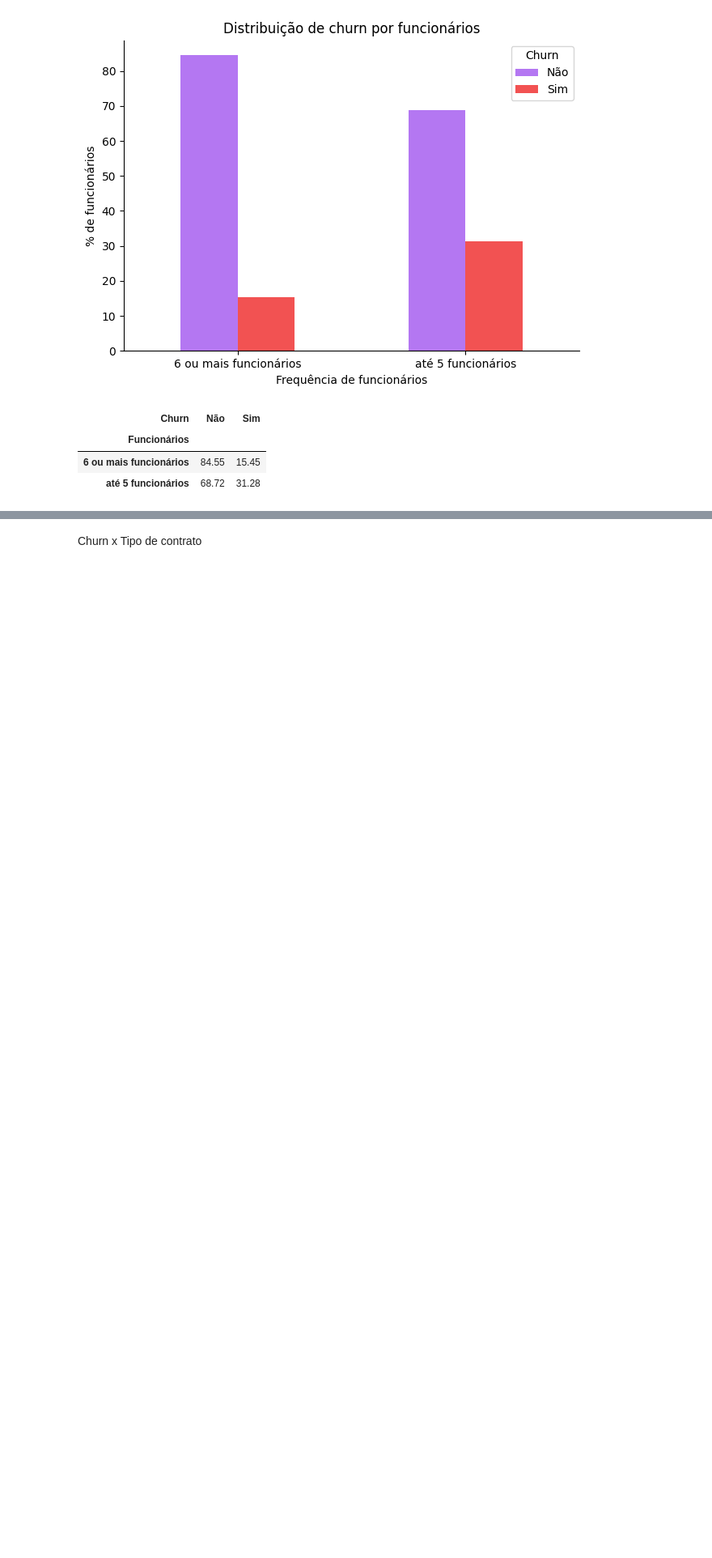
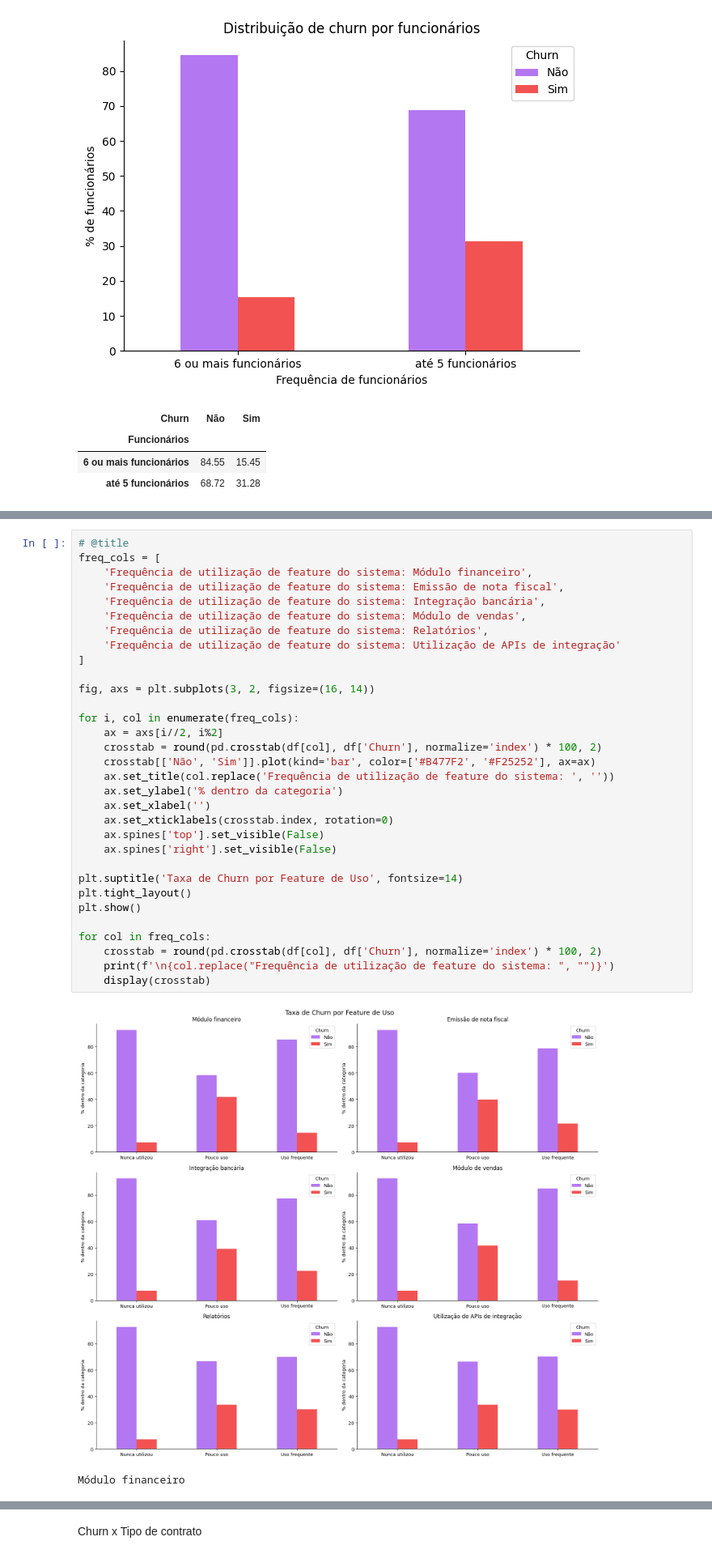
Before and after one commit to carolcalandrine/Analise-churn, a Jupyter notebook: projeto_churn.ipynb, the cells around one changed output, grey strips where cells are left out. Shown at 81% size. Cells and saved outputs as stored; diff of their text form; blank space fills up the shorter version.

```diff
--- a/projeto_churn.ipynb
+++ b/projeto_churn.ipynb
@@ -929,0 +923,35 @@ crosstab
+# %%
+# @title
+freq_cols = [
+    'Frequência de utilização de feature do sistema: Módulo financeiro',
+    'Frequência de utilização de feature do sistema: Emissão de nota fiscal',
+    'Frequência de utilização de feature do sistema: Integração bancária',
+    'Frequência de utilização de feature do sistema: Módulo de vendas',
+    'Frequência de utilização de feature do sistema: Relatórios',
+    'Frequência de utilização de feature do sistema: Utilização de APIs de integração'
+]
+
+fig, axs = plt.subplots(3, 2, figsize=(16, 14))
+
+for i, col in enumerate(freq_cols):
+    ax = axs[i//2, i%2]
+    crosstab = round(pd.crosstab(df[col], df['Churn'], normalize='index') * 100, 2)
+    crosstab[['Não', 'Sim']].plot(kind='bar', color=['#B477F2', '#F25252'], ax=ax)
+    ax.set_title(col.replace('Frequência de utilização de feature do sistema: ', ''))
+    ax.set_ylabel('% dentro da categoria')
+    ax.set_xlabel('')
+    ax.set_xticklabels(crosstab.index, rotation=0)
+    ax.spines['top'].set_visible(False)
+    ax.spines['right'].set_visible(False)
+
+plt.suptitle('Taxa de Churn por Feature de Uso', fontsize=14)
+plt.tight_layout()
+plt.show()
+
+for col in freq_cols:
+    crosstab = round(pd.crosstab(df[col], df['Churn'], normalize='index') * 100, 2)
+    print(f'\n{col.replace("Frequência de utilização de feature do sistema: ", "")}')
+    display(crosstab)
+# %% [output]
+[figure, added]
+Módulo financeiro
```
Also changed, not shown: parts of 27 cells of this notebook.
